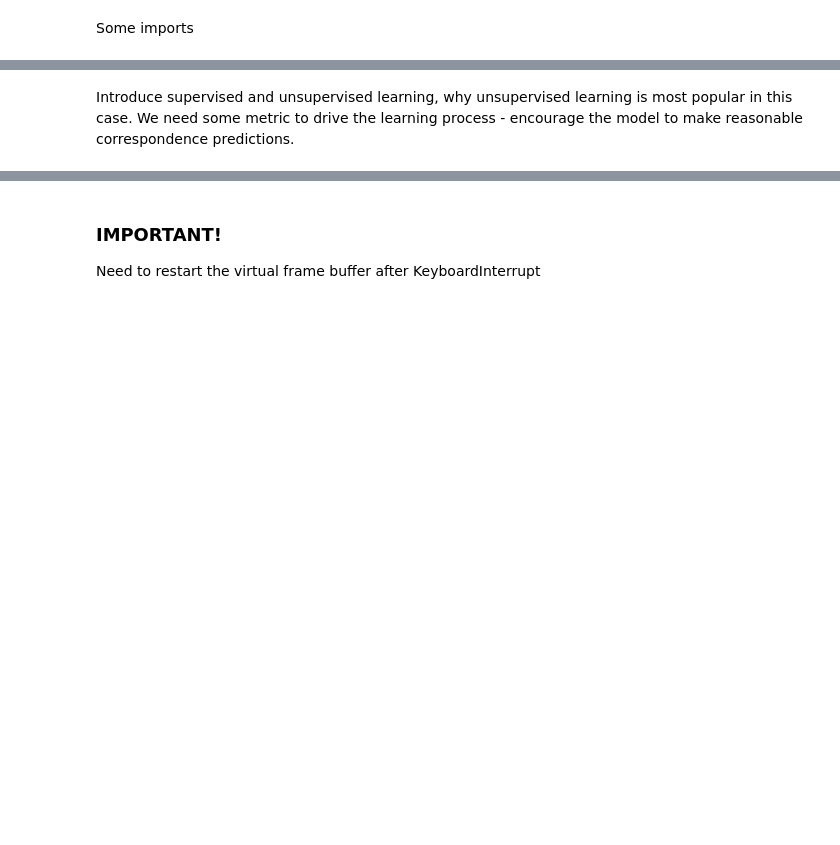
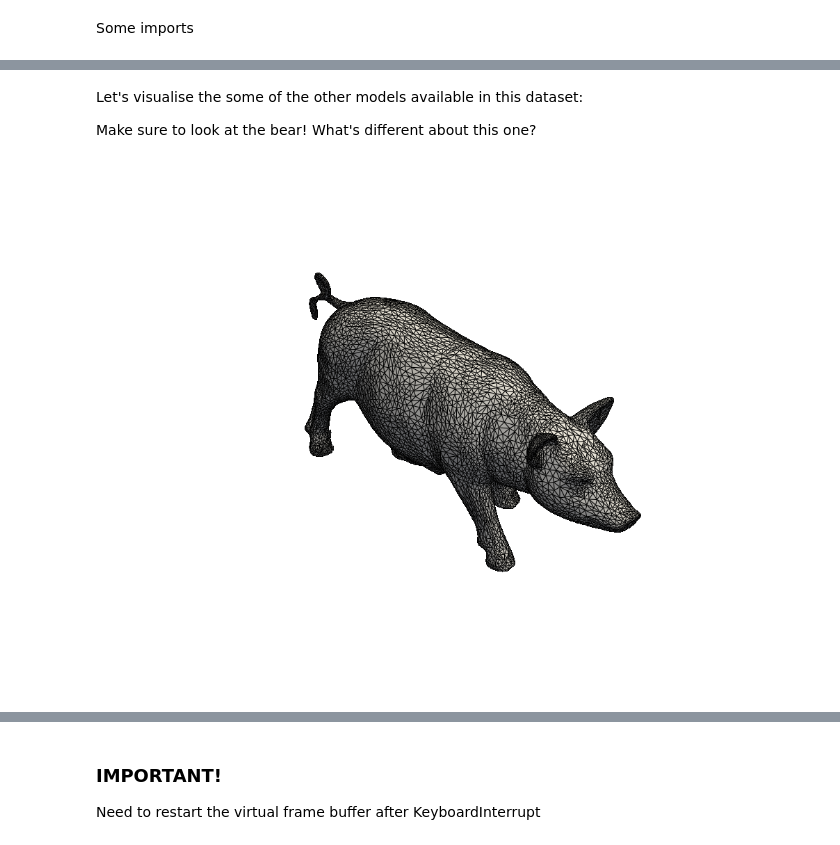
Before and after one commit to edhendo/test_workshop, a Jupyter notebook: workshop_notebook.ipynb, the cells around one changed output, grey strips where cells are left out. Drawn from its saved outputs; the diff is of its cells as text; code cells hidden in the pictures; blank space fills up the shorter version.

```diff
--- a/workshop_notebook.ipynb
+++ b/workshop_notebook.ipynb
@@ -80,10 +130,17 @@ o3d.visualization.draw_plotly([mesh])
+# %% [markdown]
+Let's visualise the some of the other models available in this dataset:
+
+Make sure to look at the bear! What's different about this one?
 # %%
-verts = np.asarray(mesh.vertices)
+# choice of: ["bear", "bison", "cow", "camel", "dog", "elephant", "giraffe", "hippo", "leopard", "pig", "rhino"]
+animal = "pig"
+mesh = o3d.io.read_triangle_mesh(f"data/meshes/{animal}.obj")
+verts = np.asarray(mesh.vertices)[:, [0,2,1]]
 triangles = np.asarray(mesh.triangles)
 pyv_mesh = pyvistarise(verts, triangles)
 pyvista.global_theme.background = 'white'
 plotter = pyvista.Plotter(notebook=True)
-plotter.add_mesh(pyv_mesh)
+plotter.add_mesh(pyv_mesh, show_edges=True)
 plotter.show(jupyter_backend="static")
+# %% [output]
+[figure, added]
-# %% [markdown]
-Introduce supervised and unsupervised learning, why unsupervised learning is most popular in this case. We need some metric to drive the learning process - encourage the model to make reasonable correspondence predictions.
```
Also changed, not shown: parts of 49 cells of this notebook, 4 other files.
